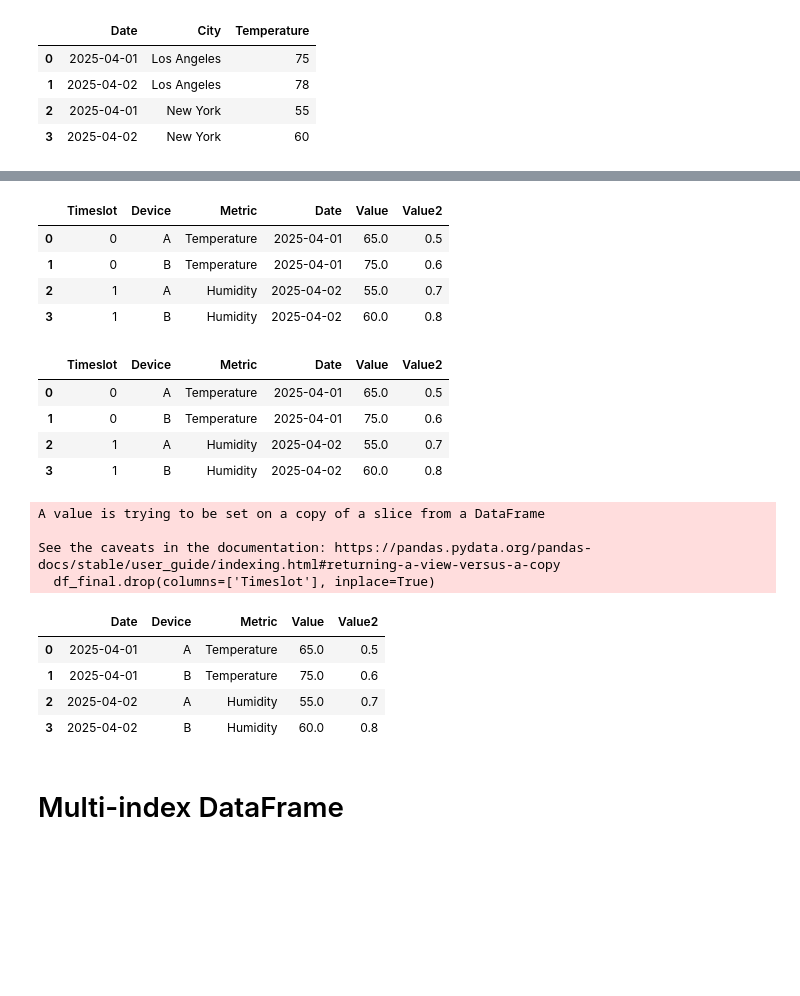
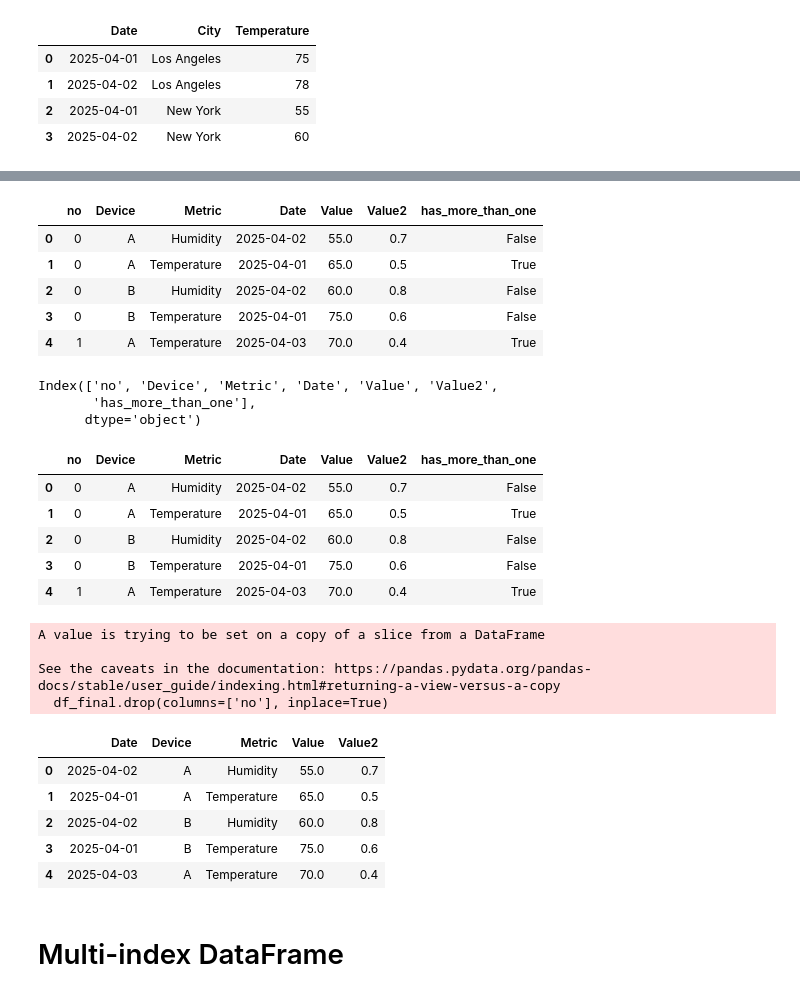
Before and after one commit to jinyongnan810/RNN-practices, a Jupyter notebook: pandas-practices/pandas-practices.ipynb, the cells around one changed output, grey strips where cells are left out. Cells and saved outputs as stored; diff of their text form; code cells hidden in the pictures; blank space fills up the shorter version.

```diff
--- a/pandas-practices/pandas-practices.ipynb
+++ b/pandas-practices/pandas-practices.ipynb
@@ -356,14 +356,15 @@ original_df
 # Pivot with 2 columns
 # Create a sample DataFrame
 data = {
-    'Date': ['2025-04-01', '2025-04-01', '2025-04-02', '2025-04-02'],
-    'Device': ['A', 'B', 'A', 'B'],
-    'Metric': ['Temperature', 'Temperature', 'Humidity', 'Humidity'],
-    'Value': [65, 75, 55, 60],
-    'Value2': [0.5, 0.6, 0.7, 0.8],
-    'Timeslot': [0, 0, 1, 1]
+    'Date': ['2025-04-01', '2025-04-01', '2025-04-02', '2025-04-02', '2025-04-03'],
+    'Device': ['A', 'B', 'A', 'B', 'A'],
+    'Metric': ['Temperature', 'Temperature', 'Humidity', 'Humidity', 'Temperature'],
+    'Value': [65, 75, 55, 60, 70],
+    'Value2': [0.5, 0.6, 0.7, 0.8, 0.4]
 }
 df = pd.DataFrame(data)
+df['no'] = df.groupby(['Device', 'Metric']).cumcount()
+df['has_more_than_one'] = df.groupby(['Device', 'Metric'])['no'].transform('max') > 0
 
 df
 # %% [output]
@@ -375,6 +377,6 @@ df
 # %%
 # Pivot the DataFrame based on two columns: 'City' and 'Metric'
-pivot_df = df.pivot(index=['Timeslot'], columns=['Device', 'Metric'])
+pivot_df = df.pivot(index=['no'], columns=['Device', 'Metric'])
 # pivot_df.columns = pivot_df.columns.set_names("type", level=0)
 pivot_df
 # %% [output]
@@ -399,36 +401,45 @@ pivot_df
 stacked_df = pivot_df.stack(level=[1, 2]).reset_index()
 stacked_df
 # %% [output]
-|  | Timeslot | Device | Metric | Date | Value | Value2 |
-| 0 | 0 | A | Temperature | 2025-04-01 | 65.0 | 0.5 |
-| 1 | 0 | B | Temperature | 2025-04-01 | 75.0 | 0.6 |
-| 2 | 1 | A | Humidity | 2025-04-02 | 55.0 | 0.7 |
-| 3 | 1 | B | Humidity | 2025-04-02 | 60.0 | 0.8 |
+|  | no | Device | Metric | Date | Value | Value2 | has_more_than_one |
+| 0 | 0 | A | Humidity | 2025-04-02 | 55.0 | 0.7 | False |
+| 1 | 0 | A | Temperature | 2025-04-01 | 65.0 | 0.5 | True |
+| 2 | 0 | B | Humidity | 2025-04-02 | 60.0 | 0.8 | False |
+| 3 | 0 | B | Temperature | 2025-04-01 | 75.0 | 0.6 | False |
+| 4 | 1 | A | Temperature | 2025-04-03 | 70.0 | 0.4 | True |
+# %%
+stacked_df.columns
+# %% [output]
+Index(['no', 'Device', 'Metric', 'Date', 'Value', 'Value2',
+       'has_more_than_one'],
+      dtype='object')
 # %%
 # Use original df to map Dates
-date_map = df.set_index(['Timeslot', 'Device', 'Metric'])['Date']
-stacked_df['Date'] = stacked_df.set_index(['Timeslot', 'Device', 'Metric']).index.map(date_map)
+date_map = df.set_index(['no', 'Device', 'Metric'])['Date']
+stacked_df['Date'] = stacked_df.set_index(['no', 'Device', 'Metric']).index.map(date_map)
 stacked_df
 # %% [output]
-|  | Timeslot | Device | Metric | Date | Value | Value2 |
-| 0 | 0 | A | Temperature | 2025-04-01 | 65.0 | 0.5 |
-| 1 | 0 | B | Temperature | 2025-04-01 | 75.0 | 0.6 |
-| 2 | 1 | A | Humidity | 2025-04-02 | 55.0 | 0.7 |
-| 3 | 1 | B | Humidity | 2025-04-02 | 60.0 | 0.8 |
+|  | no | Device | Metric | Date | Value | Value2 | has_more_than_one |
+| 0 | 0 | A | Humidity | 2025-04-02 | 55.0 | 0.7 | False |
+| 1 | 0 | A | Temperature | 2025-04-01 | 65.0 | 0.5 | True |
+| 2 | 0 | B | Humidity | 2025-04-02 | 60.0 | 0.8 | False |
+| 3 | 0 | B | Temperature | 2025-04-01 | 75.0 | 0.6 | False |
+| 4 | 1 | A | Temperature | 2025-04-03 | 70.0 | 0.4 | True |
 # %%
-df_final = stacked_df[['Date', 'Device', 'Metric', 'Value', 'Value2', 'Timeslot']]
-df_final.drop(columns=['Timeslot'], inplace=True)
+df_final = stacked_df[['Date', 'Device', 'Metric', 'Value', 'Value2', 'no']]
+df_final.drop(columns=['no'], inplace=True)
 df_final
 # %% [output]
 A value is trying to be set on a copy of a slice from a DataFrame
 
 See the caveats in the documentation: https://pandas.pydata.org/pandas-docs/stable/user_guide/indexing.html#returning-a-view-versus-a-copy
-  df_final.drop(columns=['Timeslot'], inplace=True)
+  df_final.drop(columns=['no'], inplace=True)
 |  | Date | Device | Metric | Value | Value2 |
-| 0 | 2025-04-01 | A | Temperature | 65.0 | 0.5 |
-| 1 | 2025-04-01 | B | Temperature | 75.0 | 0.6 |
-| 2 | 2025-04-02 | A | Humidity | 55.0 | 0.7 |
-| 3 | 2025-04-02 | B | Humidity | 60.0 | 0.8 |
+| 0 | 2025-04-02 | A | Humidity | 55.0 | 0.7 |
+| 1 | 2025-04-01 | A | Temperature | 65.0 | 0.5 |
+| 2 | 2025-04-02 | B | Humidity | 60.0 | 0.8 |
+| 3 | 2025-04-01 | B | Temperature | 75.0 | 0.6 |
+| 4 | 2025-04-03 | A | Temperature | 70.0 | 0.4 |
 # %% [markdown]
 # Multi-index DataFrame
 # %%
```
Also changed, not shown: parts of 14 cells of this notebook, 1 other file.
